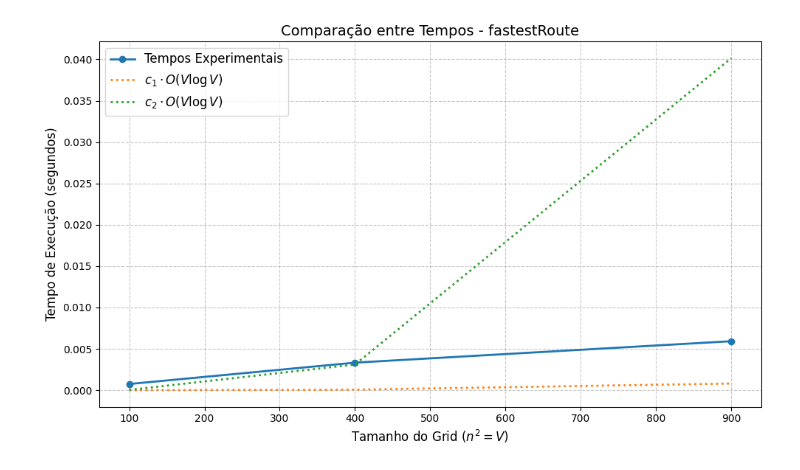
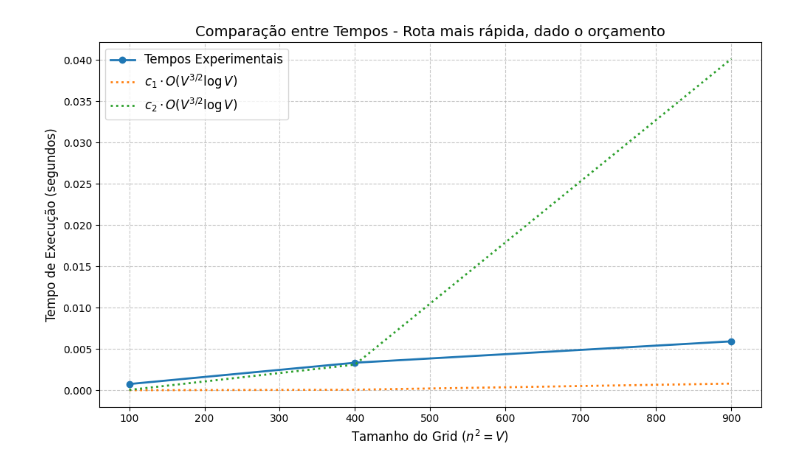
Before and after one commit to eduardammag/ProjetoDePlanejamentoTransporteVargas, a Jupyter notebook: tarefa_3/analysis_time_execution/plote_time.ipynb, the cells around one changed output. Saved outputs shown, nothing was run; the diff lists cells and outputs as text; code cells hidden in the pictures.

Commit message:
Update analise de tempo fastest

```diff
--- a/tarefa_3/analysis_time_execution/plote_time.ipynb
+++ b/tarefa_3/analysis_time_execution/plote_time.ipynb
@@ -11,34 +11,34 @@ execution_times_data = {
 
 # Extração de valores de n e tempos
 sizes = [int(size.split('x')[0])**2 for size in execution_times_data.keys()]  # V = n^2
 times = list(execution_times_data.values())
 
 # Cálculo teórico: O(V^(3/2) log V), onde V = n^2
 theoretical_growth = [(n**3) * np.log2(n**2) for n in sizes]
 
 # Normalizando a função teórica para comparar com os tempos experimentais
 scale_factor = times[0] / theoretical_growth[0]  # Normaliza pelo primeiro ponto experimental
 scaled_theoretical_growth = [scale_factor * value for value in theoretical_growth]
 
 # Definindo constantes c1 e c2 para os limites superior e inferior
 c1, c2 = 0.001, 0.05  # Ajuste conforme necessário para verificar os limites
 
 # Calculando limites inferior e superior
 lower_bound = [c1 * value for value in scaled_theoretical_growth]
 upper_bound = [c2 * value for value in scaled_theoretical_growth]
 
 # Plotando os dados experimentais, teóricos e os limites
 plt.figure(figsize=(10, 6))
 plt.plot(sizes, times, marker='o', linestyle='-', label='Tempos Experimentais', linewidth=2)
 # plt.plot(sizes, scaled_theoretical_growth, marker='x', linestyle='--', label=r'$O(V \log V)$ (Normalizado)', linewidth=2)
-plt.plot(sizes, lower_bound, linestyle=':', label=r'$c_1 \cdot O(V \log V)$', linewidth=2)
-plt.plot(sizes, upper_bound, linestyle=':', label=r'$c_2 \cdot O(V \log V)$', linewidth=2)
-plt.title('Comparação entre Tempos - fastestRoute', fontsize=14)
+plt.plot(sizes, lower_bound, linestyle=':', label=r'$c_1 \cdot O(V^{3/2} \log V)$', linewidth=2)
+plt.plot(sizes, upper_bound, linestyle=':', label=r'$c_2 \cdot O(V^{3/2} \log V)$', linewidth=2)
+plt.title('Comparação entre Tempos - Rota mais rápida, dado o orçamento', fontsize=14)
 plt.xlabel('Tamanho do Grid $(n^2 = V)$', fontsize=12)
 plt.ylabel('Tempo de Execução (segundos)', fontsize=12)
 plt.grid(True, linestyle='--', alpha=0.7)
 plt.legend(fontsize=12)
 plt.tight_layout()
 plt.show()
 # %% [output]
-[figure, old version]
+[figure, new version]
```
